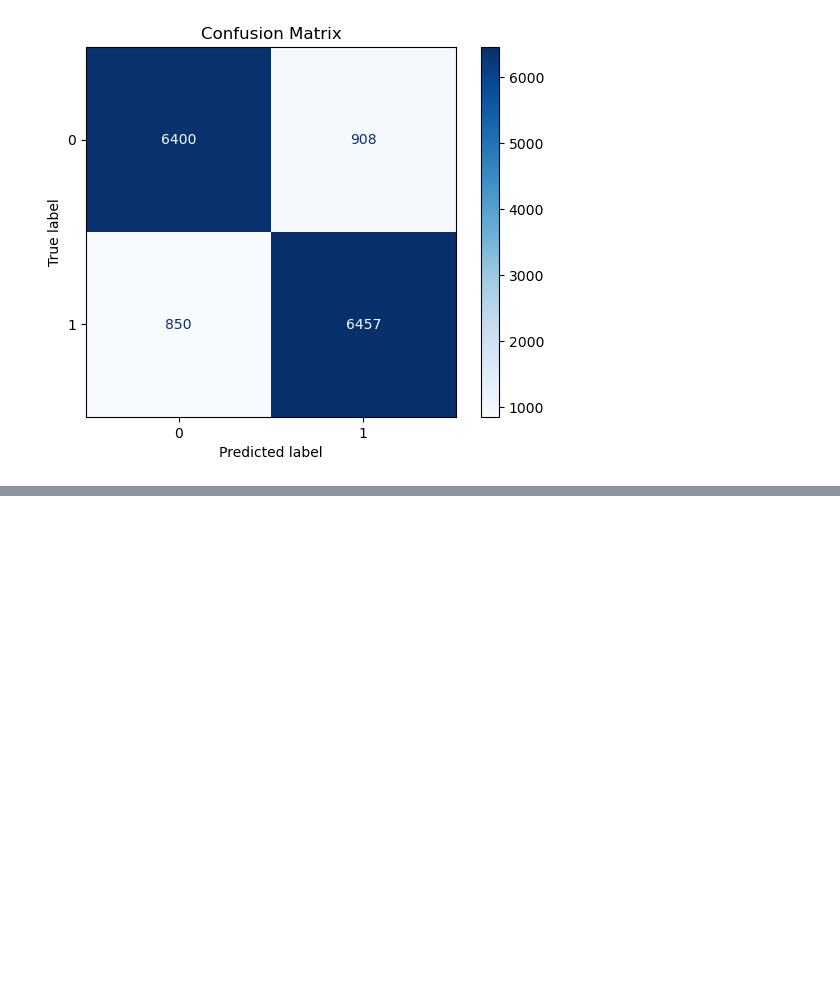
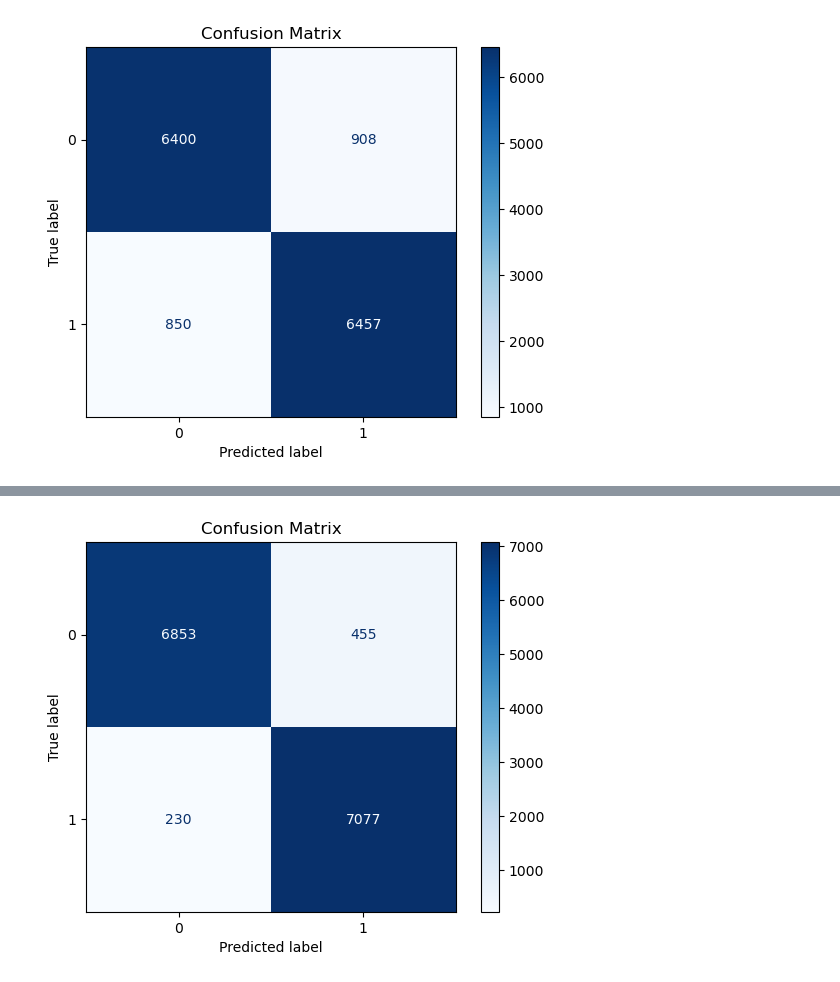
Before and after one commit to Isaac-Jim/AzubiAfrica-Assessment, a Jupyter notebook: Client_Subscription_Prediction.ipynb, the cells around one changed output, grey strips where cells are left out. Drawn from its saved outputs; the diff is of its cells as text; code cells hidden in the pictures; blank space fills up the shorter version.

Commit message:
Added random forest classifier, which had an f1 score of 95 %, about to do feature importance

```diff
--- a/Client_Subscription_Prediction.ipynb
+++ b/Client_Subscription_Prediction.ipynb
@@ -810,3 +815,7 @@ plt.title("Confusion Matrix")
 plt.show()
 # %% [output]
 [figure]
+# %%
+rfcl = RandomForestClassifier ()
+rfcl.fit(x_train,y_train)
+y_prediction = rfcl.predict(x_val)
@@ -812,0 +838,11 @@ plt.show()
+# %%
+ConfusionMatrixDisplay.from_predictions(
+    y_val,
+    y_prediction,
+    display_labels=rfcl.classes_,
+    cmap=plt.cm.Blues
+)
+plt.title("Confusion Matrix")
+plt.show()
+# %% [output]
+[figure, added]
```
Also changed, not shown: parts of 3 cells of this notebook.
